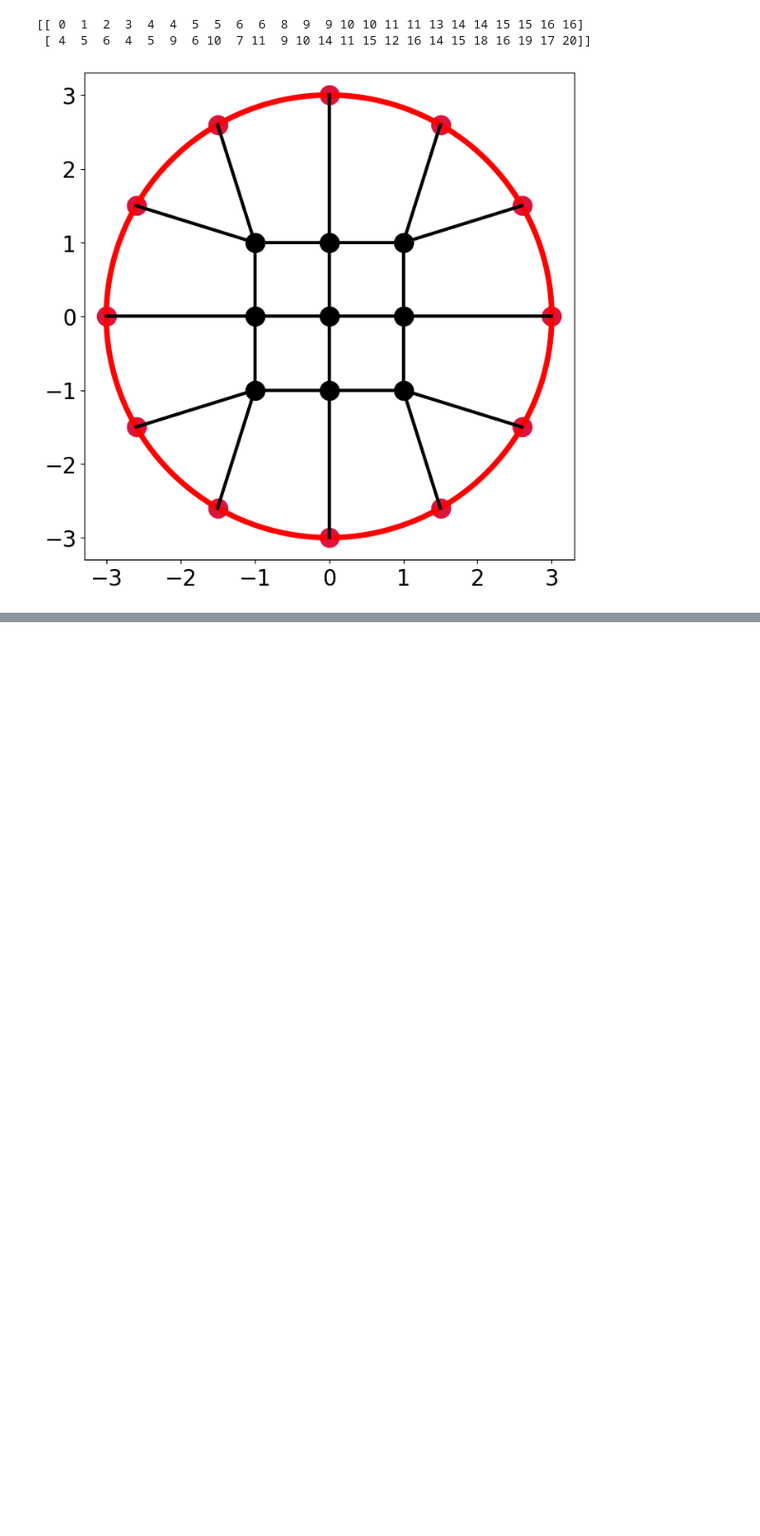
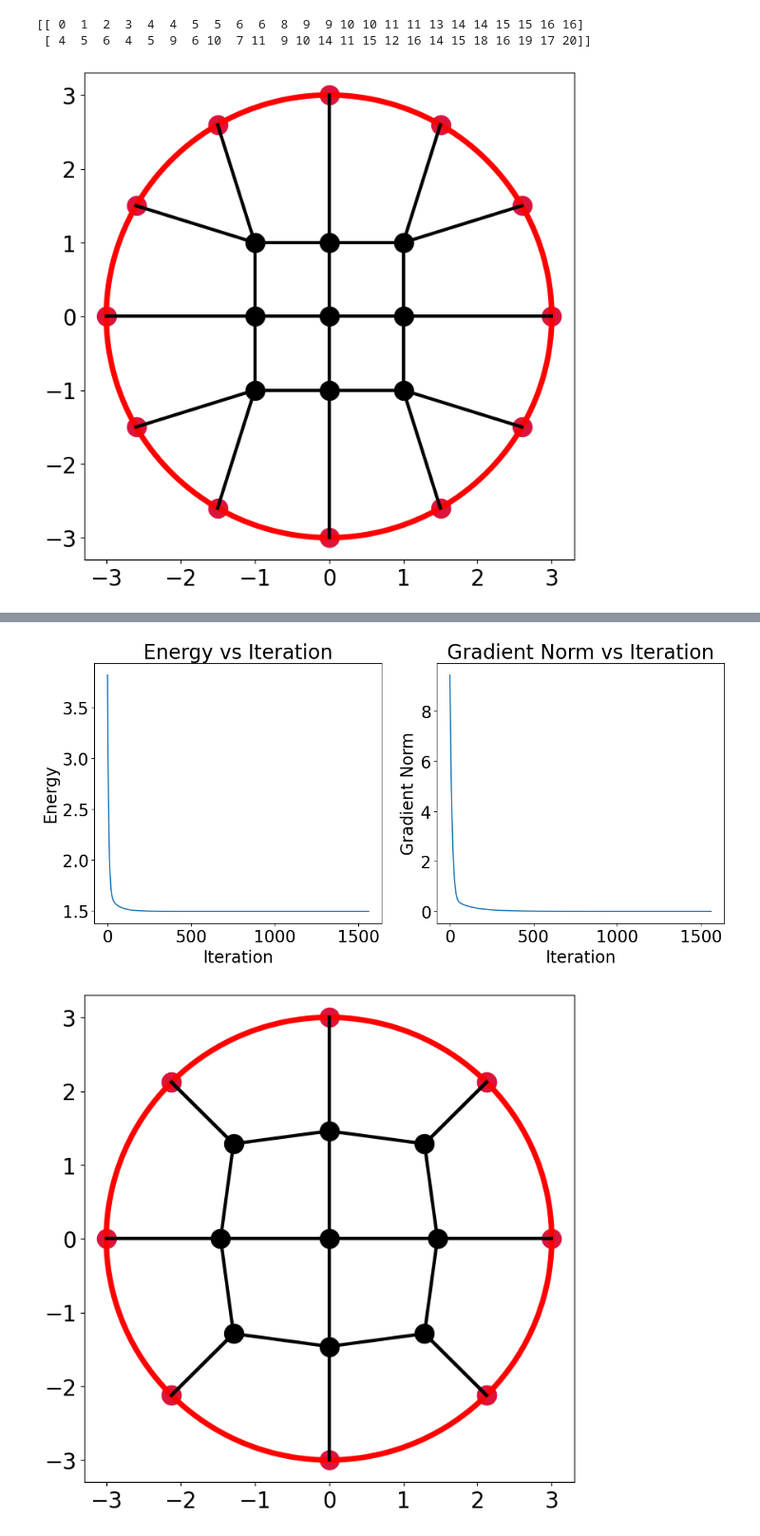
Before and after one commit to XiliangGong/CMSC660-661, a Jupyter notebook: final/AMSC660_Final2024_SpringSystem.ipynb, the cells around one changed output, grey strips where cells are left out. Shown: that part at 95% size. Drawn from its saved outputs; the diff is of its cells as text; code cells hidden in the pictures; blank space fills up the shorter version.

```diff
--- a/final/AMSC660_Final2024_SpringSystem.ipynb
+++ b/final/AMSC660_Final2024_SpringSystem.ipynb
@@ -127,3 +127,78 @@ def gradient(vec):
 def func(vec):
     theta,pos = vec_to_pos(vec)
     return Energy(theta,pos,springs,r0,kappa)
+# %%
+def gradient_descent(vec, func, gradient, learning_rate=0.01, max_iter=2000, tol=1e-6):
+
+    energy_list = []
+    grad_norm_list = []
+
+    for i in range(max_iter):
+        # Compute energy and gradient
+        E = func(vec)
+        grad = gradient(vec)
+
+
+        energy_list.append(E)
+        grad_norm = np.linalg.norm(grad)
+        grad_norm_list.append(grad_norm)
+
+
+        if grad_norm < tol:
+            print(f"Gradient descent converges on iteration {i+1}: Gradient Norm = {grad_norm:.4e}")
+            break
+
+        # Update parameters
+        vec -= learning_rate * grad
+
+        # Print information every 50 iterations
+        if i % 50 == 0:
+            print(f"Iteration {i}: Energy = {E:.6f}, Gradient Nrom = {grad_norm:.4e}")
+
+    return vec, energy_list, grad_norm_list
+
+
+theta0 = 2 * np.pi / 3
+theta = theta0 + np.linspace(0, 2 * np.pi, Nhoop + 1)
+theta = np.delete(theta, -1)
+pos = np.zeros((Nnodes, 2))
+pos[ind_hoop, 0] = Rhoop * np.cos(theta)
+pos[ind_hoop, 1] = Rhoop * np.sin(theta)
+pos[ind_free, 0] = np.array([-1., 0., 1., -1., 0., 1., -1., 0., 1.])
+pos[ind_free, 1] = np.array([1., 1., 1., 0., 0., 0., -1., -1., -1.])
+vec = np.concatenate((theta, pos[ind_free, 0], pos[ind_free, 1]))
+
+# Perform gradient descent
+optimal_vec, energy_list, grad_norm_list = gradient_descent(vec, func, gradient)
+
+# Final results
+theta_final, pos_final = vec_to_pos(optimal_vec)
+print("\nfinal node position (x, y)：")
+for i, (x, y) in enumerate(pos_final):
+    print(f"Node {i}: ({x:.4f}, {y:.4f})")
+
+final_energy = func(optimal_vec)
+final_grad_norm = np.linalg.norm(gradient(optimal_vec))
+print(f"\nFinal energy value: {final_energy:.6f}")
+print(f"Final gradient norm: {final_grad_norm:.4e}")
+
+
+plt.figure(figsize=(12, 6))
+plt.subplot(1, 2, 1)
+plt.plot(energy_list)
+plt.xlabel("Iteration")
+plt.ylabel("Energy")
+plt.title("Energy vs Iteration")
+
+plt.subplot(1, 2, 2)
+plt.plot(grad_norm_list)
+plt.xlabel("Iteration")
+plt.ylabel("Gradient Norm")
+plt.title("Gradient Norm vs Iteration")
+plt.tight_layout()
+plt.show()
+
+# Draw the final configuration of the spring system
+theta_final, pos_final = vec_to_pos(optimal_vec)
+draw_spring_system(pos_final, springs, Rhoop, ind_hoop, ind_free)
+# %% [output]
@@ -129,0 +222,2 @@ def func(vec):
+[figure, added]
+[figure, added]
```
Also changed, not shown: parts of 2 cells of this notebook, 2 other files.
